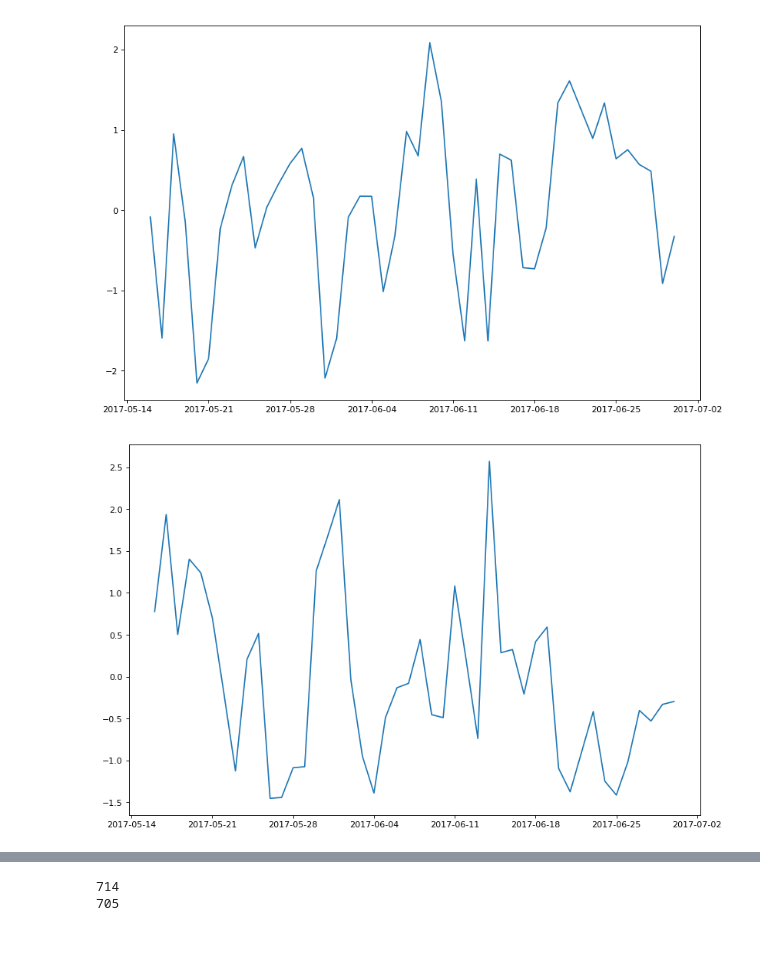
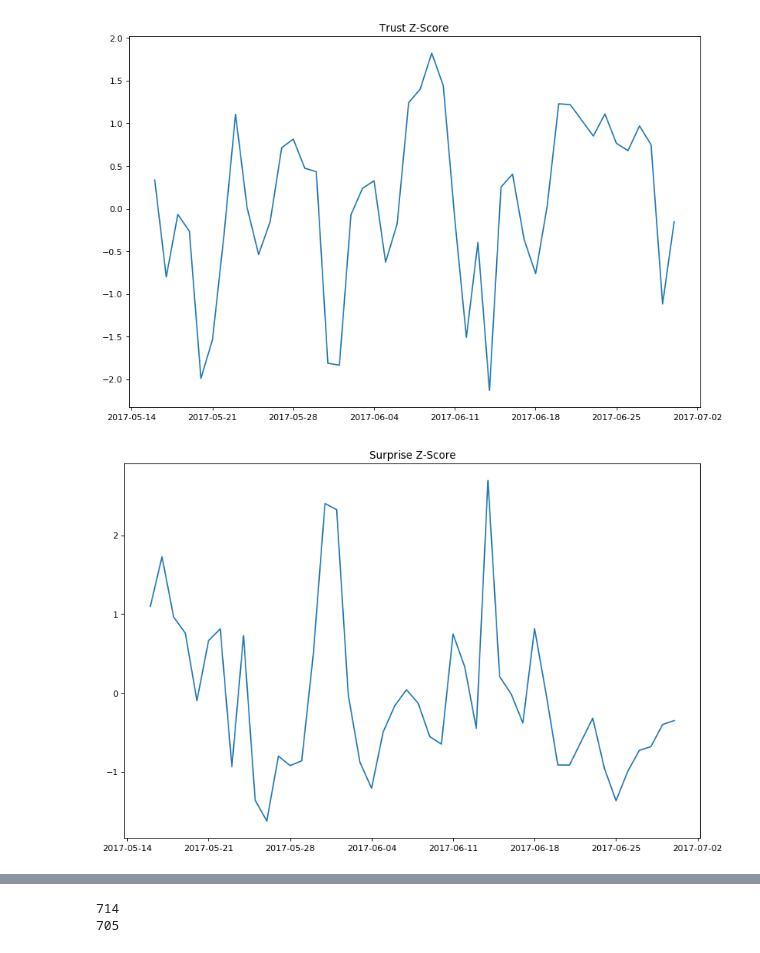
Before and after one commit to suvir-c/psyc-626, a Jupyter notebook: time-series-analysis/Intervention Analyses.ipynb, the cells around one changed output, grey strips where cells are left out. Saved outputs shown, nothing was run; the diff lists cells and outputs as text; code cells hidden in the pictures.

```diff
--- a/time-series-analysis/Intervention Analyses.ipynb
+++ b/time-series-analysis/Intervention Analyses.ipynb
@@ -3,7 +3,7 @@ import pandas as pd
 import matplotlib as mpl
 import matplotlib.pyplot as plt
 
-df = pd.read_csv('./data/11-8/to_trump_2M_dates_res/daily_plutchik_onehot.csv', parse_dates=['month/day'])
+df = pd.read_csv('./data/11-26/daily_plutchik_threshold_5.csv', parse_dates=['month/day'])
 df.head()
 # %% [output]
 |  | month/day | Anger | Disgust | Fear | Joy | Sadness | Surprise | Trust | Anticipation |
@@ -46,15 +46,17 @@ paris_accord_df.head()
 # %%
 plt.figure(num=None, figsize=(12,8), dpi=80, facecolor='w', edgecolor='k')
 plt.plot('month/day', 'Trust Z-Score', data=paris_accord_df)
+plt.title("Trust Z-Score")
 plt.show()
 # %% [output]
-[figure, old version]
+[figure, new version]
 # %%
 plt.figure(num=None, figsize=(12,8), dpi=80, facecolor='w', edgecolor='k')
 plt.plot('month/day', 'Surprise Z-Score', data=paris_accord_df)
+plt.title("Surprise Z-Score")
 plt.show()
 # %% [output]
-[figure, old version]
+[figure, new version]
 # %%
 plt.figure(num=None, figsize=(12,8), dpi=80, facecolor='w', edgecolor='k')
 plt.plot('month/day', 'Sadness Z-Score', data=paris_accord_df)
```
Also changed, not shown: parts of 11 cells of this notebook, 3 other files.
